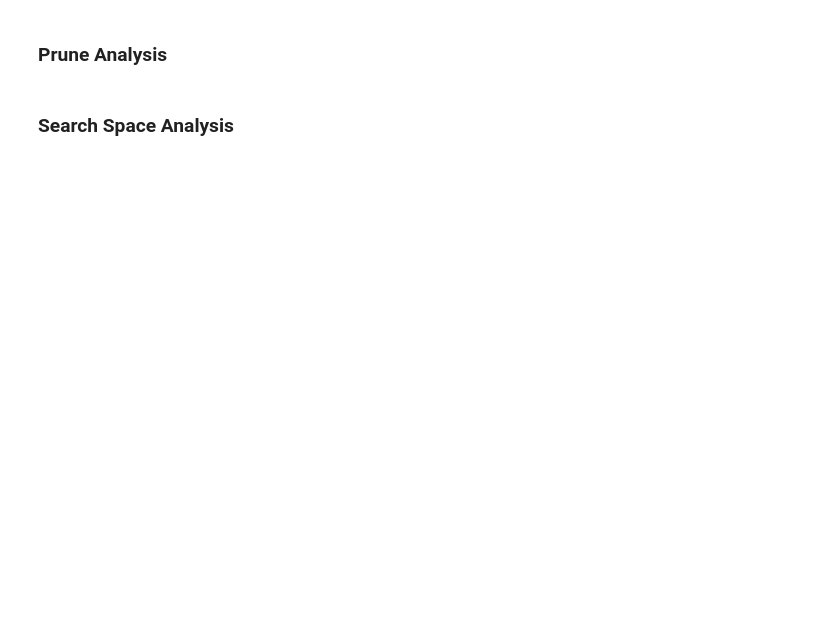
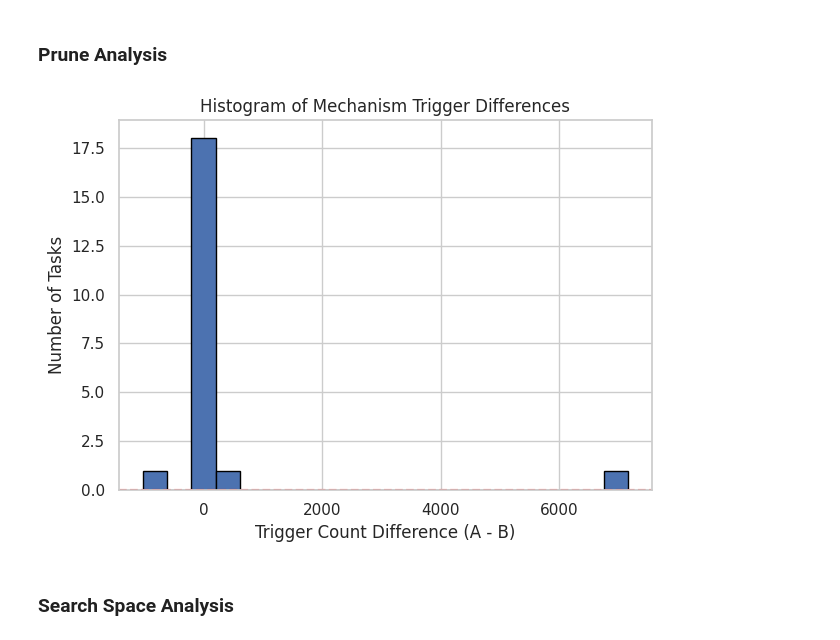
Before and after one commit to MGWSimpson/AlphaARC, a Jupyter notebook: analysis/search_results.ipynb, the cells around one changed output. Drawn from its saved outputs; the diff is of its cells as text; code cells hidden in the pictures; blank space fills up the shorter version.

```diff
--- a/analysis/search_results.ipynb
+++ b/analysis/search_results.ipynb
@@ -17,4 +215,32 @@
 # %% [markdown]
 ### Prune Analysis
+# %%
+"""
+ratio of entropy spikes vs non entropy spikes?
+from this you can do some simple maths to show how many things have been pruned per node.
+"""
+
+
+def plot_spike_counts(path ):
+    with open(path) as f:
+        data = json.load(f)
+    triggers_a = [task['extra']['extra']['n_non_entropy_spikes'] for task in data]
+    triggers_b = [task['extra']['extra']['n_entropy_spikes'] for task in data]
+
+    differences = [a - b for a, b in zip(triggers_a, triggers_b)]
+
+    plt.hist(differences, bins=20, edgecolor='black')
+    plt.axhline(0, color='red', linestyle='--')
+    plt.xlabel("Trigger Count Difference (A - B)")
+    plt.ylabel("Number of Tasks")
+    plt.title("Histogram of Mechanism Trigger Differences")
+    plt.grid(True)
+    plt.tight_layout()
+    plt.show()
+
+
+plot_spike_counts('../results/final-test-splintmcts-4-0.5-300/experiment_results.json')
+# %% [output]
+[figure, added]
 # %% [markdown]
 ### Search Space Analysis
```
Also changed, not shown: parts of 8 cells of this notebook, 4 other files.
